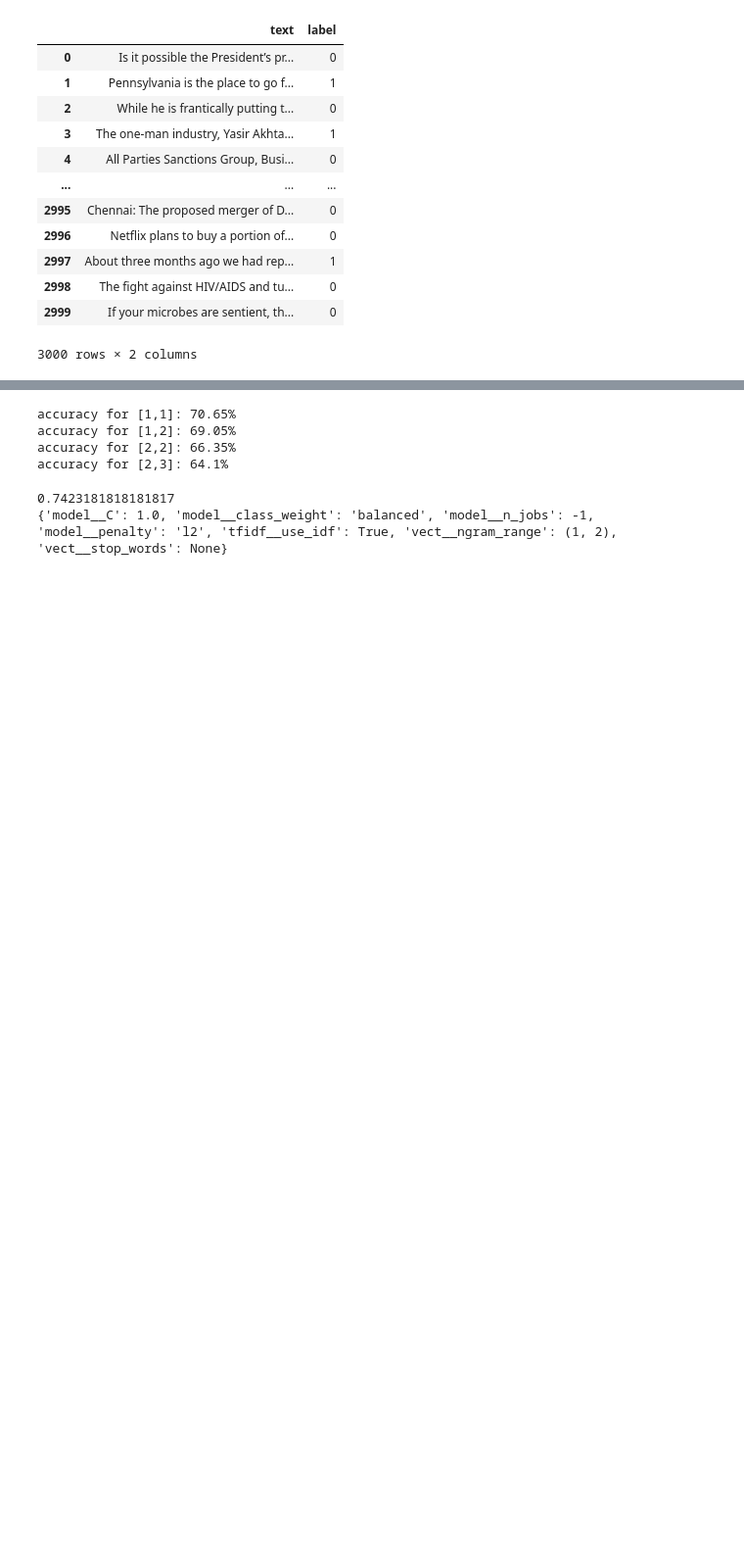
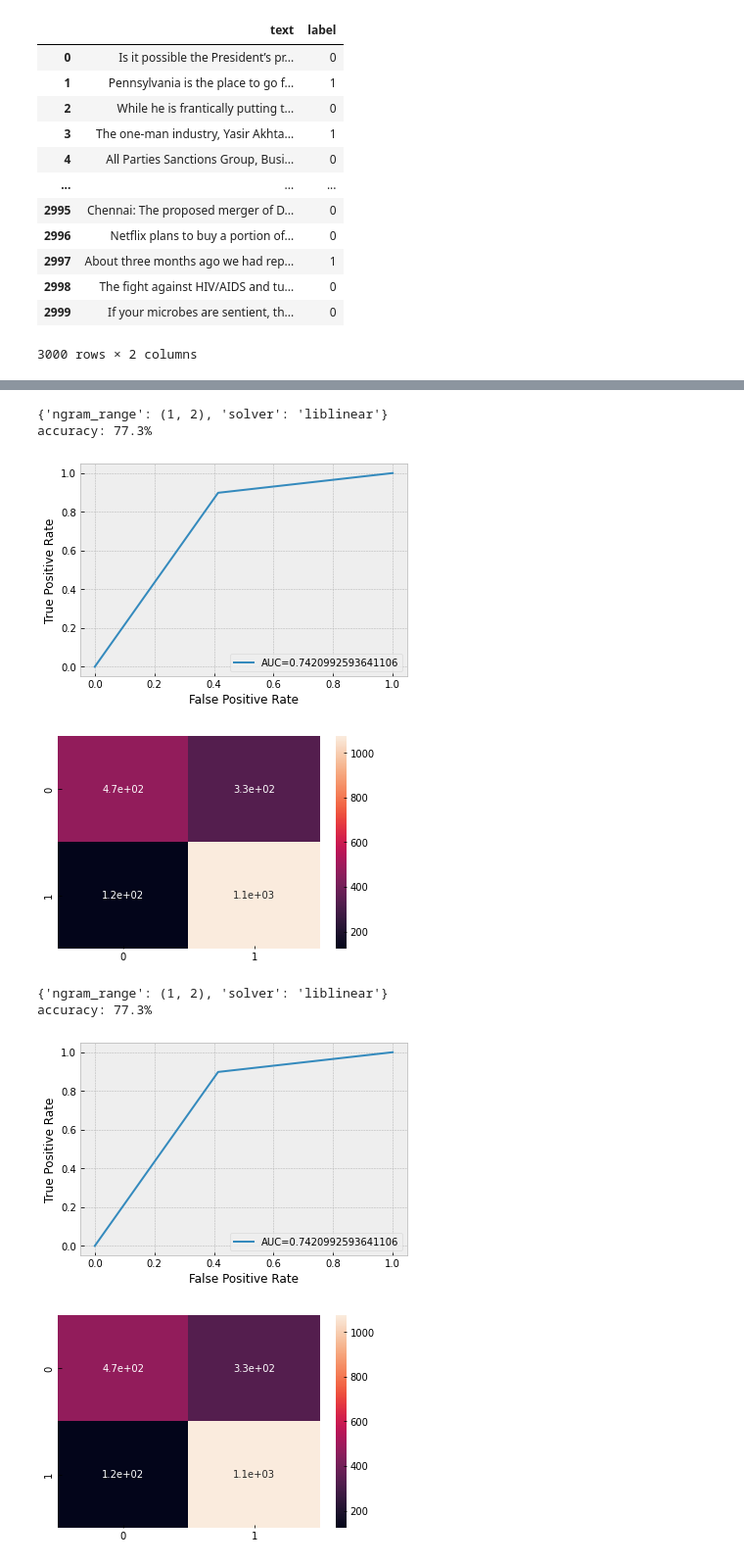
Before and after one commit to chrismartel/COMP551, a Jupyter notebook: projects/p2/Text_Classificaion.ipynb, the cells around one changed output, grey strips where cells are left out. Shown at 98% size. Cells and saved outputs as stored; diff of their text form; code cells hidden in the pictures; blank space fills up the shorter version.

```diff
--- a/projects/p2/Text_Classificaion.ipynb
+++ b/projects/p2/Text_Classificaion.ipynb
@@ -235,59 +275,12 @@ y_test = news_test_df['label']
-# %%
-# Tuning hyper parameters on the validation set
-# comparing the value of ngram : [(1,1),(1,2),(2,1),(2,2)]
-
-pipe = Pipeline([('vect', CountVectorizer(ngram_range = (1,1))),
-                 ('tfidf', TfidfTransformer()),
-                 ('model', LogisticRegression())])
-model = pipe.fit(x_train, y_train)
-prediction = model.predict(x_val)
-print("accuracy for [1,1]: {}%".format(round(accuracy_score(y_val, prediction)*100,2)))
-
-pipe = Pipeline([('vect', CountVectorizer(ngram_range = (1,2))),
-                 ('tfidf', TfidfTransformer()),
-                 ('model', LogisticRegression())])
-model = pipe.fit(x_train, y_train)
-prediction = model.predict(x_val)
-print("accuracy for [1,2]: {}%".format(round(accuracy_score(y_val, prediction)*100,2)))
-
-pipe = Pipeline([('vect', CountVectorizer(ngram_range = (2,2))),
-                 ('tfidf', TfidfTransformer()),
-                 ('model', LogisticRegression())])
-model = pipe.fit(x_train, y_train)
-prediction = model.predict(x_val)
-print("accuracy for [2,2]: {}%".format(round(accuracy_score(y_val, prediction)*100,2)))
-
-pipe = Pipeline([('vect', CountVectorizer(ngram_range = (2,3))),
-                 ('tfidf', TfidfTransformer()),
-                 ('model', LogisticRegression())])
-model = pipe.fit(x_train, y_train)
-prediction = model.predict(x_val)
-print("accuracy for [2,3]: {}%".format(round(accuracy_score(y_val, prediction)*100,2)))
-# %% [output]
-accuracy for [1,1]: 70.65%
-accuracy for [1,2]: 69.05%
-accuracy for [2,2]: 66.35%
-accuracy for [2,3]: 64.1%
-# %%
-from sklearn.model_selection import GridSearchCV
-
-pipe = Pipeline([('vect', CountVectorizer()),
-                 ('tfidf', TfidfTransformer()),
-                 ('model', LogisticRegression())])
-grid = {
-    'vect__ngram_range': [(1, 1), (1, 2), (2,2)],
-    'vect__stop_words': [None, 'english'],
-    'model__penalty': ['l1', 'l2'],
-    'model__C': [1.0, 0.8],
-    'model__class_weight': [None, 'balanced'],
-    'model__n_jobs': [-1]
-}
-
-grid_search = GridSearchCV(pipe, param_grid=grid, scoring='accuracy', n_jobs=-1, cv=5)
-grid_search.fit(X=x_train, y=y_train)
-
-print(grid_search.best_score_)
-print(grid_search.best_params_)
-# %% [output]
-0.7423181818181817
-{'model__C': 1.0, 'model__class_weight': 'balanced', 'model__n_jobs': -1, 'model__penalty': 'l2', 'tfidf__use_idf': True, 'vect__ngram_range': (1, 2), 'vect__stop_words': None}
+# %%
+# Finding the best model on validation set
+best_model_params = find_best_model()
+# %% [output]
+{'ngram_range': (1, 2), 'solver': 'liblinear'}
+accuracy: 77.3%
+[figure, added]
+[figure, added]
+{'ngram_range': (1, 2), 'solver': 'liblinear'}
+accuracy: 77.3%
+[figure, added]
+[figure, added]
```
Also changed, not shown: parts of 11 cells of this notebook.
